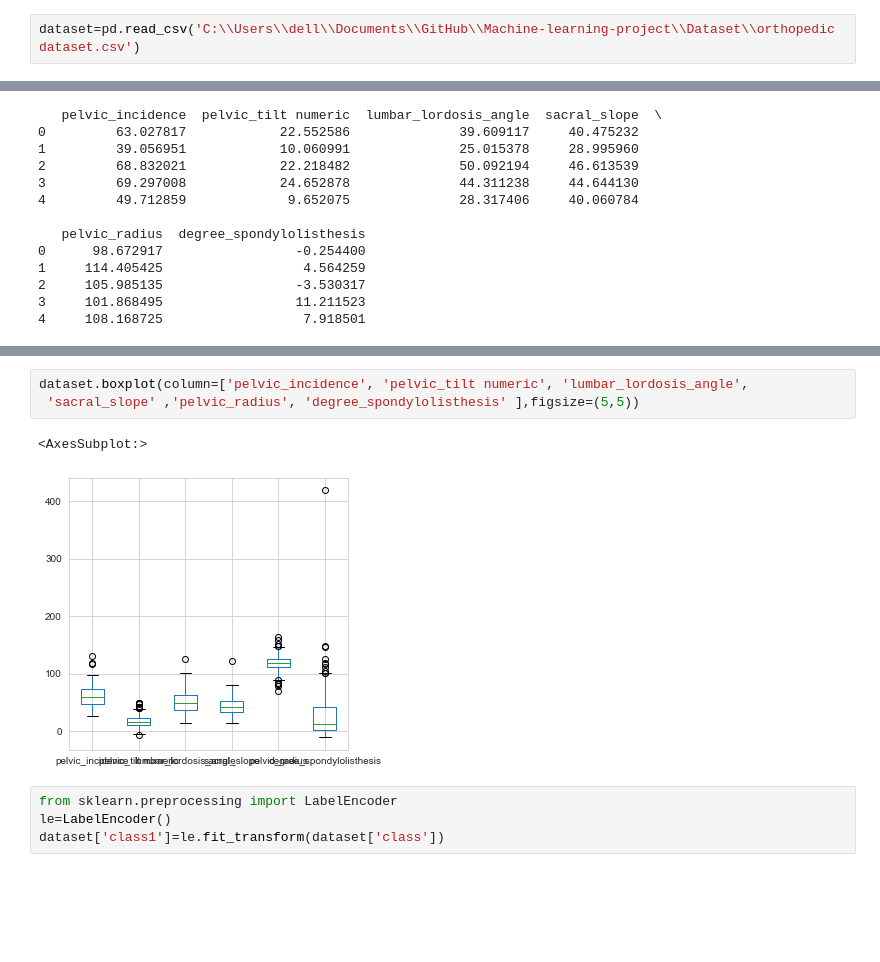
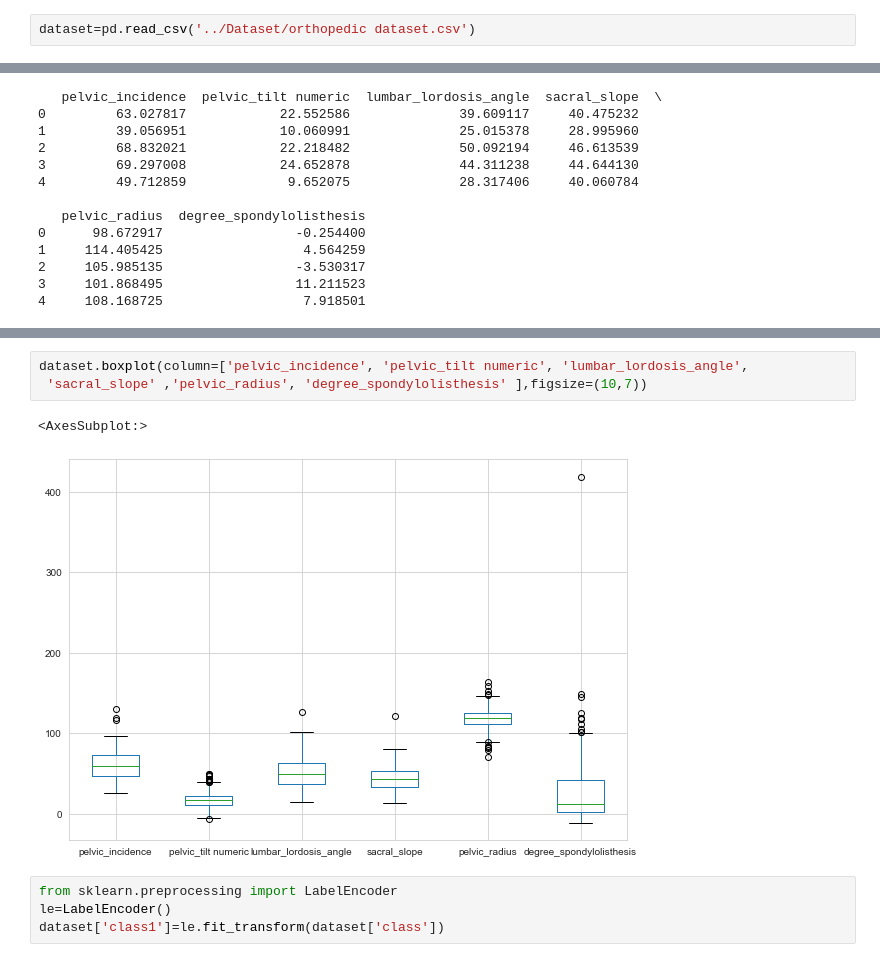
Before and after one commit to sherifRoshdy/Machine-learning-project, a Jupyter notebook: Machine Learning Algorithms Code/ml project code.ipynb, the cells around one changed output, grey strips where cells are left out. Saved outputs shown, nothing was run; the diff lists cells and outputs as text; blank space fills up the shorter version.

```diff
--- a/Machine Learning Algorithms Code/ml project code.ipynb
+++ b/Machine Learning Algorithms Code/ml project code.ipynb
@@ -10,4 +17,4 @@ warnings.filterwarnings("ignore")
 # %% [markdown]
 # Accessing the Data about orthopedic
 # %%
-dataset=pd.read_csv('C:\\Users\\dell\\Documents\\GitHub\\Machine-learning-project\\Dataset\\orthopedic dataset.csv')
+dataset=pd.read_csv('../Dataset/orthopedic dataset.csv')
@@ -112,9 +134,9 @@ plt.show()
 # %%
 dataset.boxplot(column=['pelvic_incidence', 'pelvic_tilt numeric', 'lumbar_lordosis_angle',
- 'sacral_slope' ,'pelvic_radius', 'degree_spondylolisthesis' ],figsize=(5,5))
+ 'sacral_slope' ,'pelvic_radius', 'degree_spondylolisthesis' ],figsize=(10,7))
 # %% [output]
 <AxesSubplot:>
-[figure, old version]
+[figure, new version]
 # %%
 from sklearn.preprocessing import LabelEncoder
 le=LabelEncoder()
```
Also changed, not shown: parts of 30 cells of this notebook.
